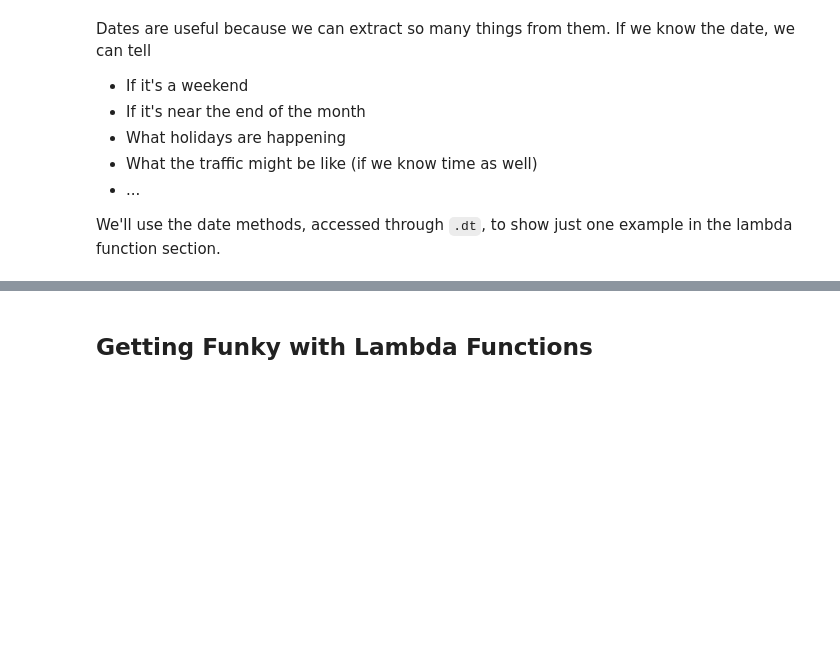
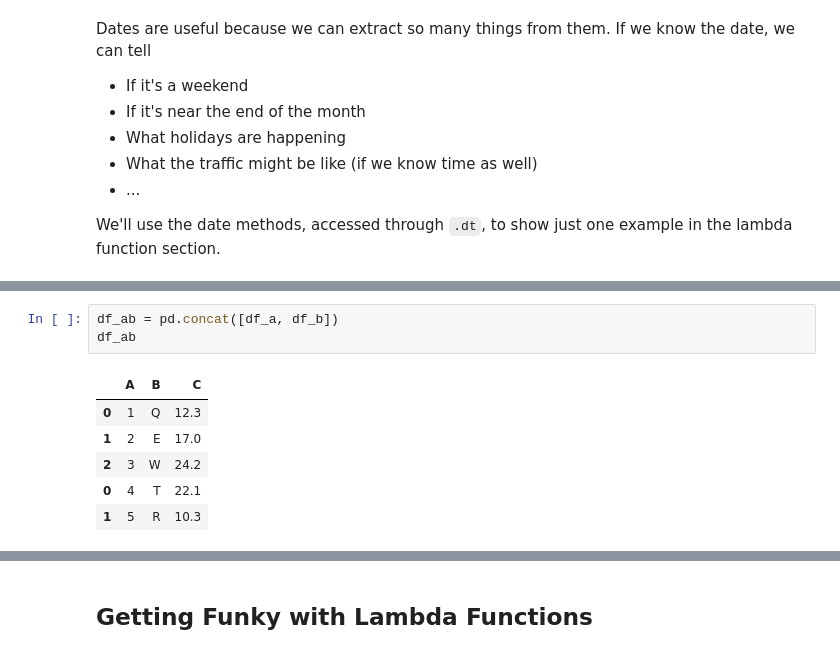
Before and after one commit to johnowhitaker/ds_zero, a Jupyter notebook: 02_Data_Cleaning_and_Visualization.ipynb, the cells around one changed output, grey strips where cells are left out. Saved outputs shown, nothing was run; the diff lists cells and outputs as text; blank space fills up the shorter version.

```diff
--- a/02_Data_Cleaning_and_Visualization.ipynb
+++ b/02_Data_Cleaning_and_Visualization.ipynb
@@ -397,0 +439,10 @@ We'll discuss these options each time we encounter missing data. For now, let's
+# %%
+df_ab = pd.concat([df_a, df_b])
+df_ab
+# %% [output]
+|  | A | B | C |
+| 0 | 1 | Q | 12.3 |
+| 1 | 2 | E | 17.0 |
+| 2 | 3 | W | 24.2 |
+| 0 | 4 | T | 22.1 |
+| 1 | 5 | R | 10.3 |
```
Also changed, not shown: parts of 17 cells of this notebook, 5 other files.
